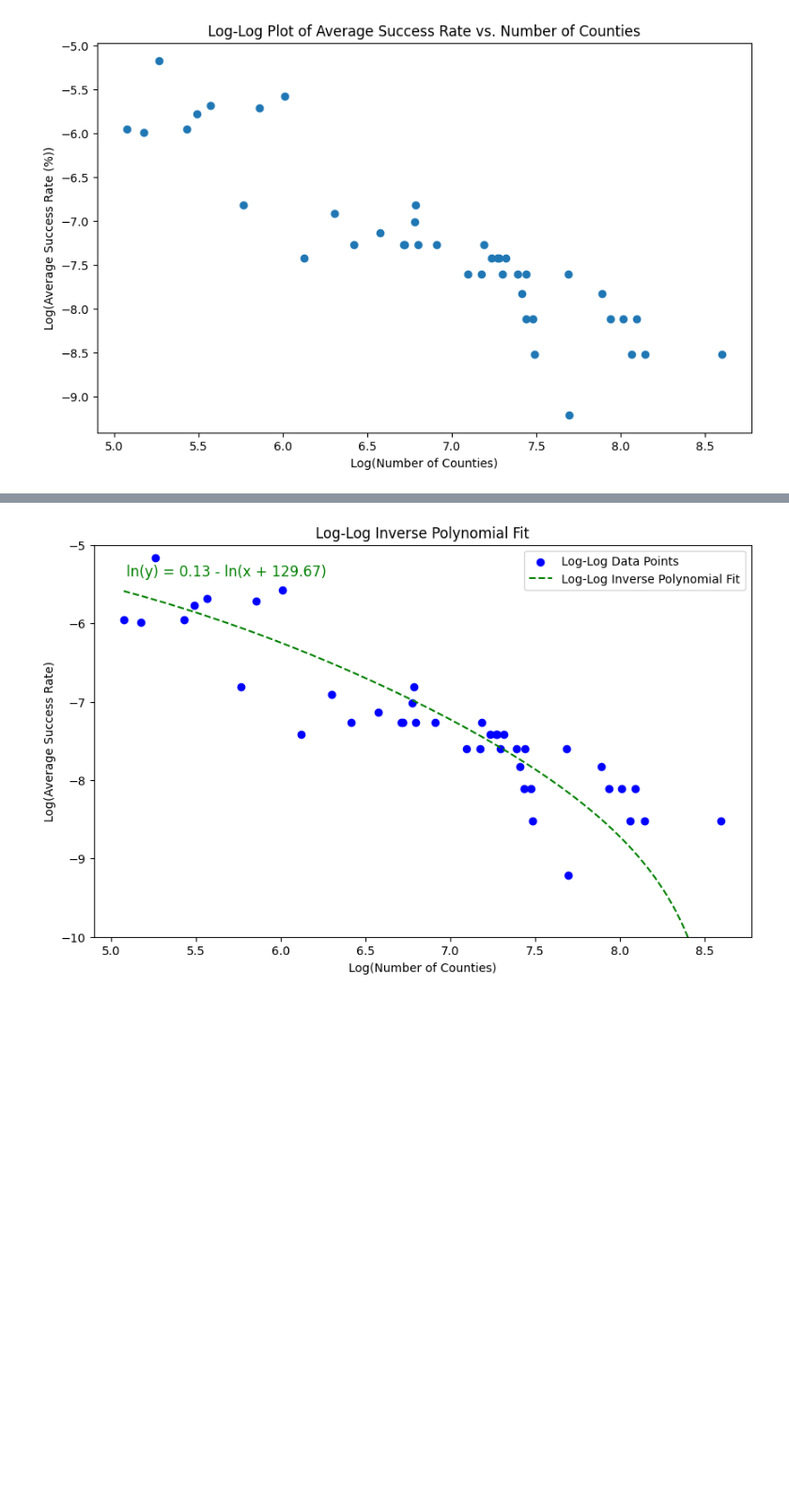
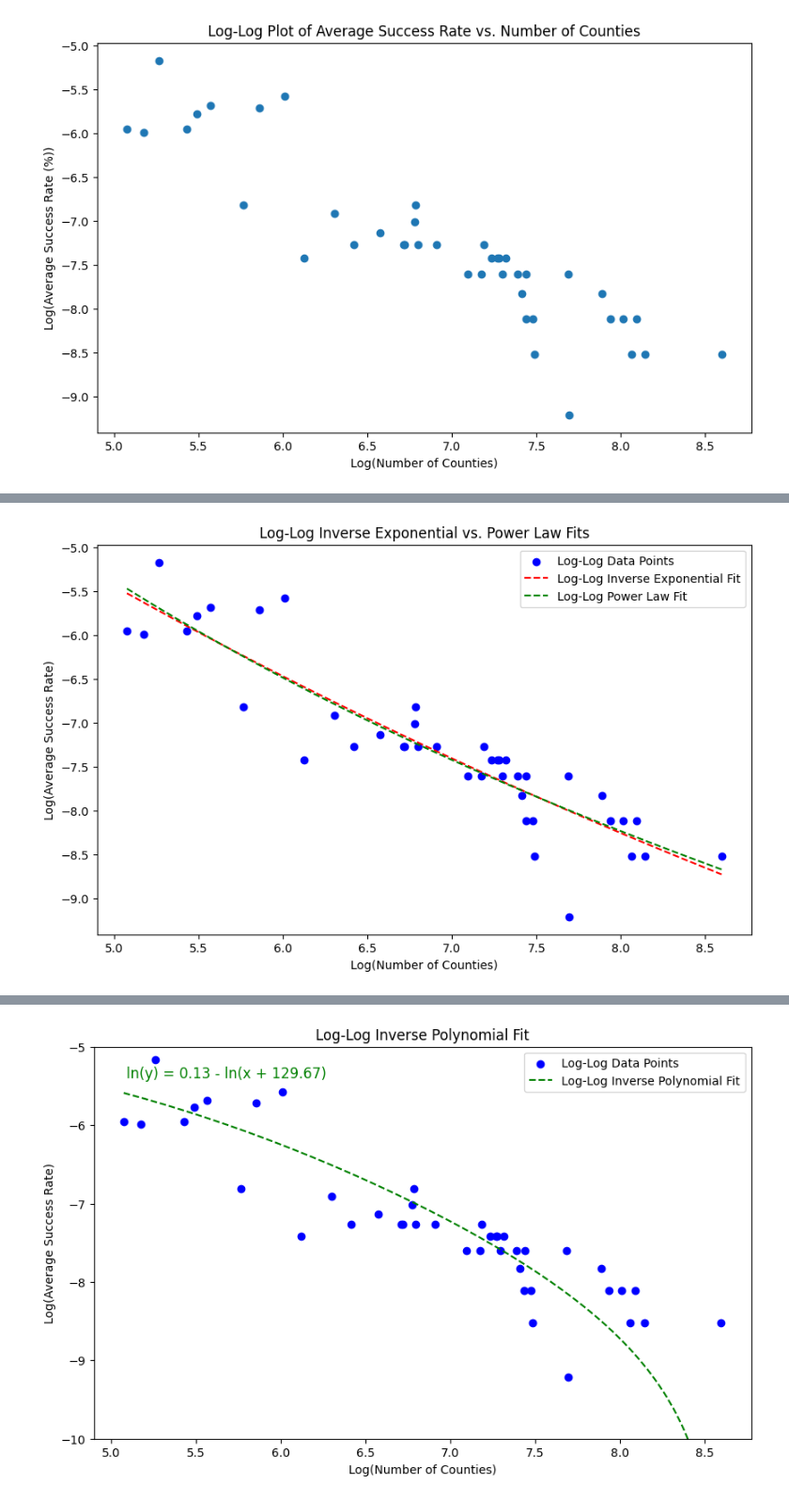
Before and after one commit to brookecarofeinberg/SamplingBalancedForests, a Jupyter notebook: t_plotting.ipynb, the cells around one changed output, grey strips where cells are left out. Shown at 94% size. Cells and saved outputs as stored; diff of their text form; code cells hidden in the pictures; blank space fills up the shorter version.

```diff
--- a/t_plotting.ipynb
+++ b/t_plotting.ipynb
@@ -316,3 +316,98 @@ plt.title("Log-Log Plot of Average Success Rate vs. Number of Counties")
 plt.show()
 # %% [output]
 [figure]
+# %%
+import numpy as np
+import matplotlib.pyplot as plt
+from scipy.optimize import curve_fit
+from sklearn.metrics import mean_squared_error, r2_score
+
+# Define inverse exponential function
+def inverse_exponential(x, a, b, c):
+    return a * np.exp(-b * x) + c
+
+# Define power-law function without offset for log-log fitting
+def power_law(x, log_c, b):
+    return log_c - b * np.log(x)  # Equivalent to ln(y) = ln(c) - b ln(x)
+
+# Ensure `avg_success_rates` and `counties` are NumPy arrays
+avg_success_rates = np.array(avg_success_rates)
+counties = np.array(counties)
+
+# Ensure valid data points where y > 0 (to avoid log issues)
+valid_indices = avg_success_rates > 0  # Filter out non-positive values
+filtered_counties = counties[valid_indices]
+filtered_avg_success_rates = avg_success_rates[valid_indices]
+
+# Apply log transformation to both x and y
+log_filtered_counties = np.log(filtered_counties)
+log_filtered_avg_success_rates = np.log(filtered_avg_success_rates)
+
+# Remove any NaN or inf values after log transformation
+valid_log_indices = np.isfinite(log_filtered_counties) & np.isfinite(log_filtered_avg_success_rates)
+log_filtered_counties = log_filtered_counties[valid_log_indices]
+log_filtered_avg_success_rates = log_filtered_avg_success_rates[valid_log_indices]
+
+# Set reasonable initial guesses
+initial_guess_exp = [1, 0.1, 0]  # Initial values for (a, b, c) in the exponential fit
+initial_guess_poly = [1, 1]  # Initial values for (log_c, b) in the power-law fit
+
+# Fit the inverse exponential model on log-log transformed data
+try:
+    params_exp_log, _ = curve_fit(inverse_exponential, log_filtered_counties, log_filtered_avg_success_rates,
+                                  p0=initial_guess_exp, maxfev=10000)
+    a_exp_log, b_exp_log, c_exp_log = params_exp_log
+except RuntimeError:
+    print("Exponential model fitting failed!")
+    a_exp_log, b_exp_log, c_exp_log = np.nan, np.nan, np.nan
+
+# Fit the power-law model using log-log space
+try:
+    params_power_log, _ = curve_fit(power_law, log_filtered_counties, log_filtered_avg_success_rates,
+                                    p0=initial_guess_poly, maxfev=10000)
+    log_c_power, b_power = params_power_log
+    c_power = np.exp(log_c_power)  # Convert back from log space
+except RuntimeError:
+    print("Power law model fitting failed!")
+    c_power, b_power = np.nan, np.nan
+
+# Generate predictions in log-log space
+pred_exp_log = inverse_exponential(log_filtered_counties, a_exp_log, b_exp_log, c_exp_log)
+pred_power_log = power_law(log_filtered_counties, log_c_power, b_power)
+
+# Calculate Mean Squared Error (MSE) in log-log space
+mse_exp_log = mean_squared_error(log_filtered_avg_success_rates, pred_exp_log)
+mse_power_log = mean_squared_error(log_filtered_avg_success_rates, pred_power_log)
+
+# Calculate R-squared values in log-log space
+r2_exp_log = r2_score(log_filtered_avg_success_rates, pred_exp_log)
+r2_power_log = r2_score(log_filtered_avg_success_rates, pred_power_log)
+
+# Print results with updated models
+print(f"Log-Log Inverse Exponential Model:")
+print(f"Formula: ln(y) = ln({a_exp_log:.4f}) - {b_exp_log:.4f} * x + {c_exp_log:.4f}")
+print(f"Original formula: y = {a_exp_log:.4f} * exp(-{b_exp_log:.4f} * x) + {c_exp_log:.4f}")
+print(f"MSE = {mse_exp_log:.4f}, R^2 = {r2_exp_log:.4f}\n")
+
+print(f"Log-Log Power Law Model:")
+print(f"Formula: ln(y) = ln({c_power:.4f}) - {b_power:.4f} * ln(x)")
+print(f"Original formula: y = {c_power:.4f} / x^{b_power:.4f}")
+print(f"MSE = {mse_power_log:.4f}, R^2 = {r2_power_log:.4f}")
+
+# Generate x values for plotting the fitted curves
+x_vals_log = np.linspace(min(log_filtered_counties), max(log_filtered_counties), 500)
+y_vals_exp_log = inverse_exponential(x_vals_log, a_exp_log, b_exp_log, c_exp_log)
+y_vals_power_log = power_law(x_vals_log, log_c_power, b_power)
+
+# Plot log-log transformed data and fits
+plt.figure(figsize=(10, 6))
+plt.scatter(log_filtered_counties, log_filtered_avg_success_rates, color='blue', label="Log-Log Data Points")
+plt.plot(x_vals_log, y_vals_exp_log, "r--", label="Log-Log Inverse Exponential Fit")
+plt.plot(x_vals_log, y_vals_power_log, "g--", label="Log-Log Power Law Fit")
+
+plt.xlabel("Log(Number of Counties)")
+plt.ylabel("Log(Average Success Rate)")
+plt.title("Log-Log Inverse Exponential vs. Power Law Fits")
+plt.legend()
+plt.show()
+# %% [output]
@@ -318,0 +423 @@ plt.show()
+[figure, added]
```
Also changed, not shown: parts of 10 cells of this notebook.
